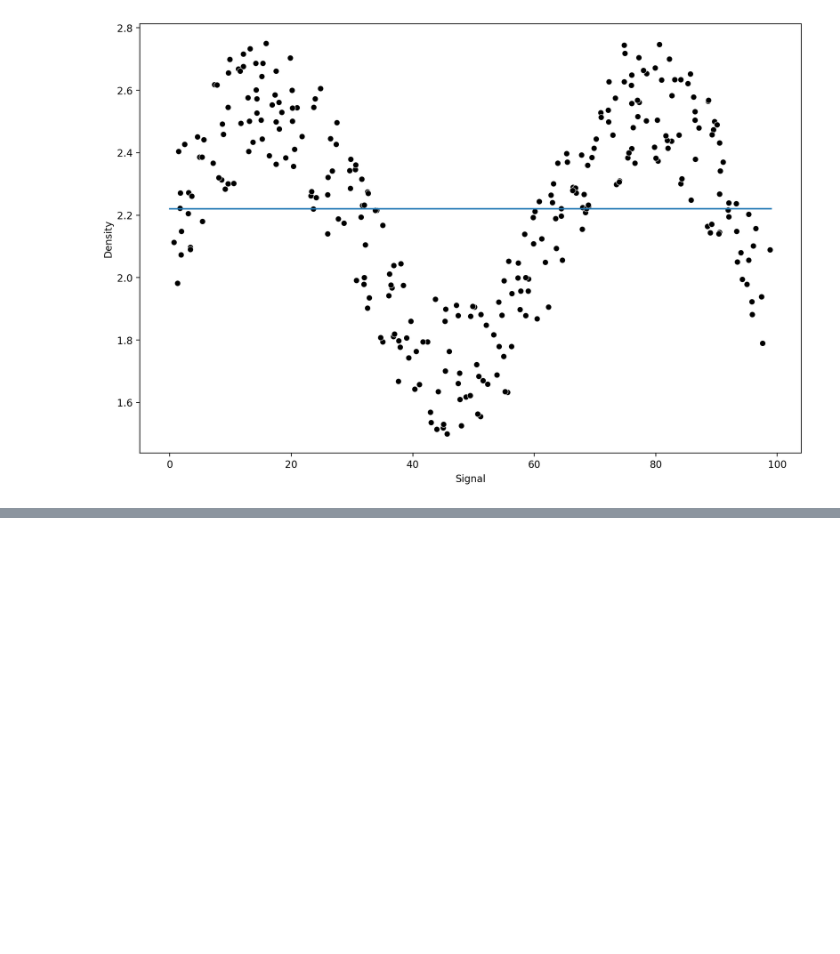
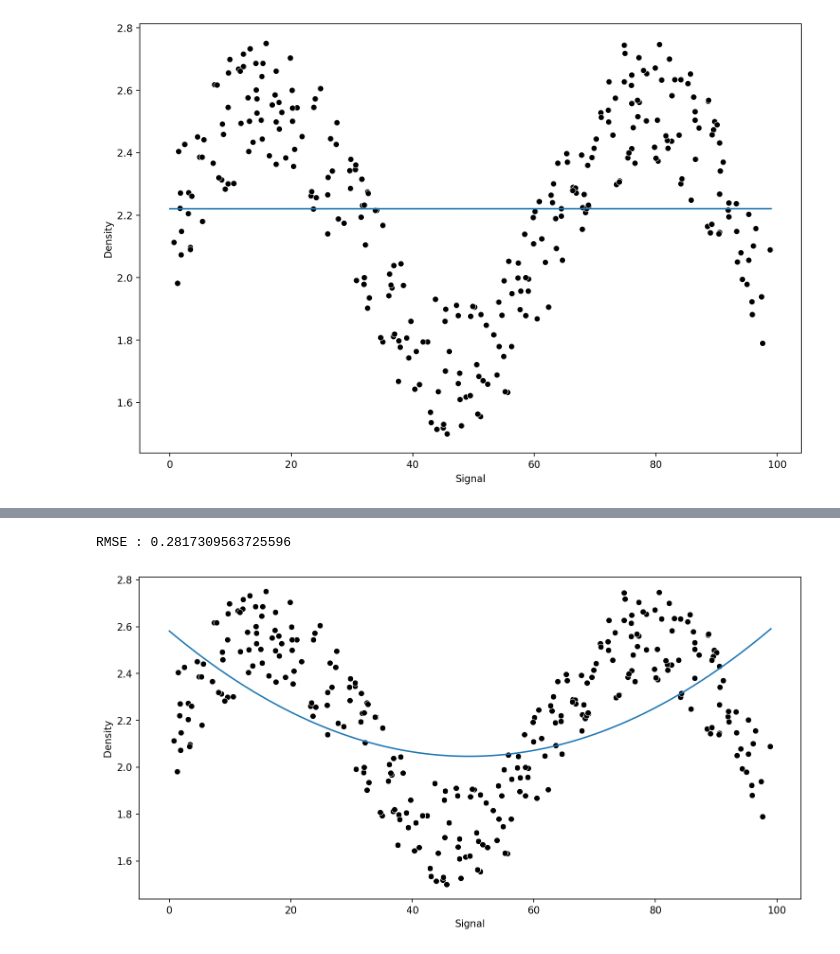
Before and after one commit to ravi0531rp/DataScienceComplete, a Jupyter notebook: Data_Science_ML_Based/012. Random Forests.ipynb, the cells around one changed output, grey strips where cells are left out. Drawn from its saved outputs; the diff is of its cells as text; code cells hidden in the pictures; blank space fills up the shorter version.

```diff
--- a/Data_Science_ML_Based/012. Random Forests.ipynb
+++ b/Data_Science_ML_Based/012. Random Forests.ipynb
@@ -387,0 +416,9 @@ plt.plot(signal_range,lr_output)
+# %%
+from sklearn.pipeline import make_pipeline
+from sklearn.preprocessing import PolynomialFeatures
+
+pipe = make_pipeline(PolynomialFeatures(2),LinearRegression())
+run_model(pipe,X_train,y_train,X_test,y_test)
+# %% [output]
+RMSE : 0.2817309563725596
+[figure, added]
```
Also changed, not shown: parts of 5 cells of this notebook.
